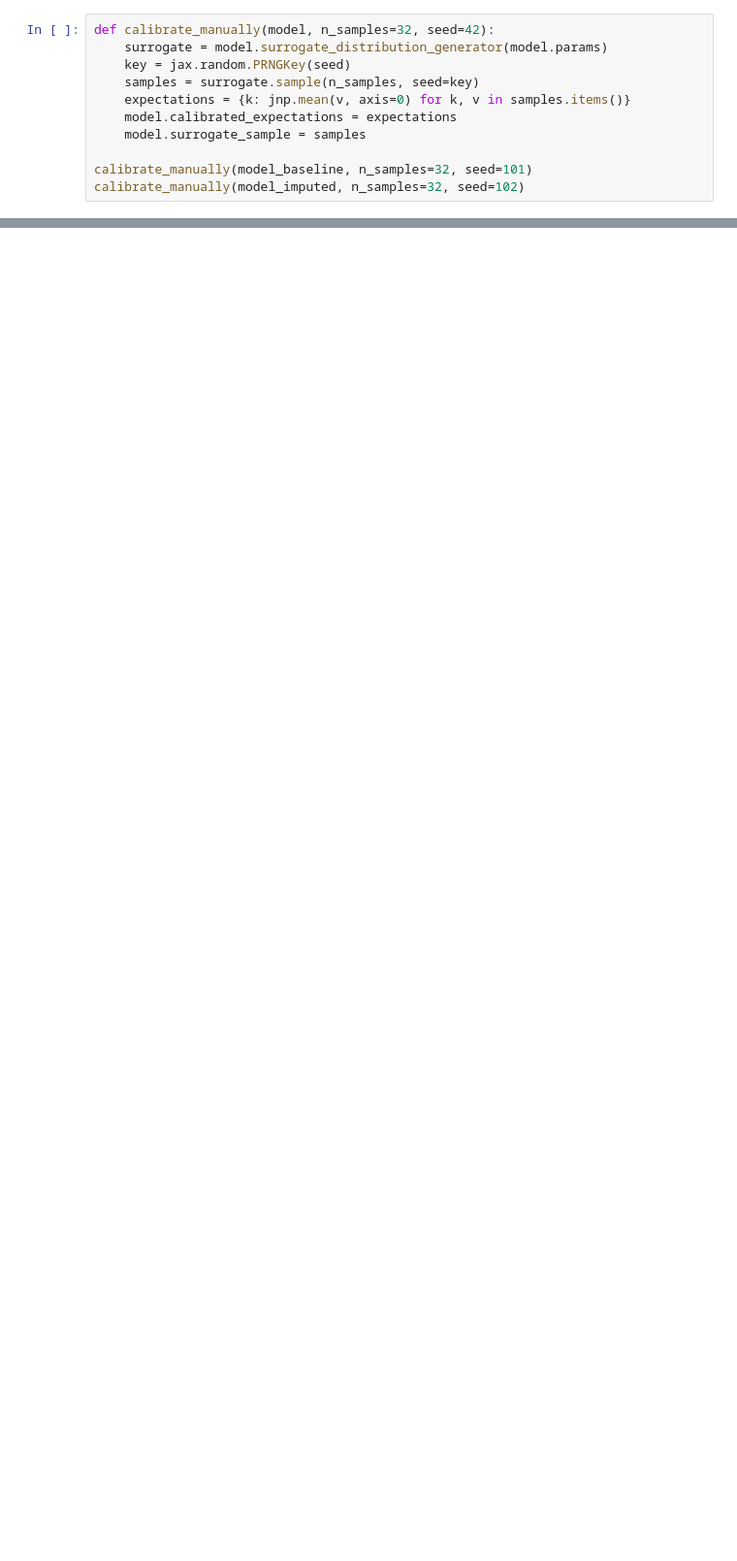
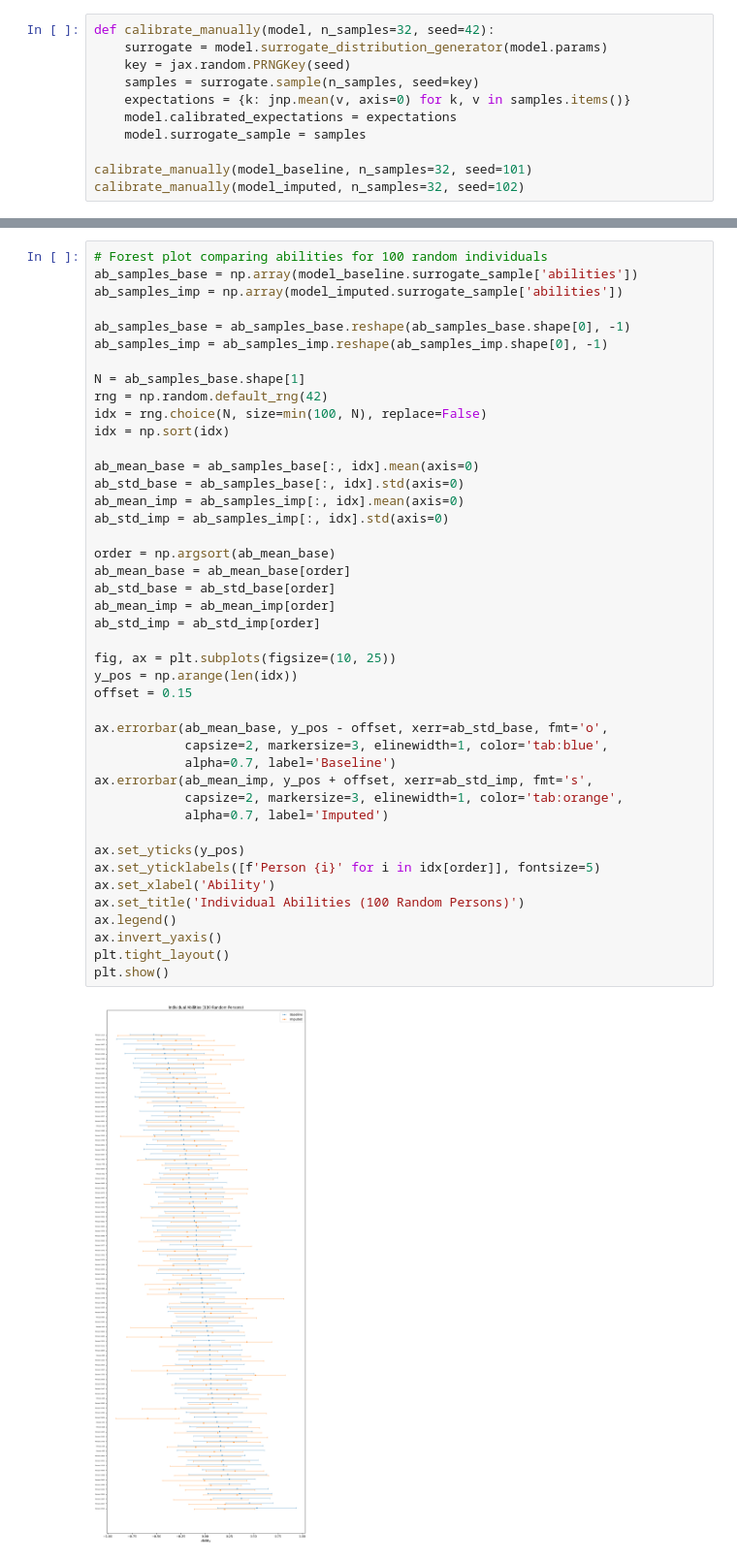
Before and after one commit to mederrata/bayesianquilts, a Jupyter notebook: notebooks/irt/tma/grm_single_scale.ipynb, the cells around one changed output, grey strips where cells are left out. Shown at 97% size. Cells and saved outputs as stored; diff of their text form; blank space fills up the shorter version.

```diff
--- a/notebooks/irt/tma/grm_single_scale.ipynb
+++ b/notebooks/irt/tma/grm_single_scale.ipynb
@@ -208,3 +377,48 @@ plt.show()
+# %%
+# Forest plot comparing abilities for 100 random individuals
+ab_samples_base = np.array(model_baseline.surrogate_sample['abilities'])
+ab_samples_imp = np.array(model_imputed.surrogate_sample['abilities'])
+
+ab_samples_base = ab_samples_base.reshape(ab_samples_base.shape[0], -1)
+ab_samples_imp = ab_samples_imp.reshape(ab_samples_imp.shape[0], -1)
+
+N = ab_samples_base.shape[1]
+rng = np.random.default_rng(42)
+idx = rng.choice(N, size=min(100, N), replace=False)
+idx = np.sort(idx)
+
+ab_mean_base = ab_samples_base[:, idx].mean(axis=0)
+ab_std_base = ab_samples_base[:, idx].std(axis=0)
+ab_mean_imp = ab_samples_imp[:, idx].mean(axis=0)
+ab_std_imp = ab_samples_imp[:, idx].std(axis=0)
+
+order = np.argsort(ab_mean_base)
+ab_mean_base = ab_mean_base[order]
+ab_std_base = ab_std_base[order]
+ab_mean_imp = ab_mean_imp[order]
+ab_std_imp = ab_std_imp[order]
+
+fig, ax = plt.subplots(figsize=(10, 25))
+y_pos = np.arange(len(idx))
+offset = 0.15
+
+ax.errorbar(ab_mean_base, y_pos - offset, xerr=ab_std_base, fmt='o',
+            capsize=2, markersize=3, elinewidth=1, color='tab:blue',
+            alpha=0.7, label='Baseline')
+ax.errorbar(ab_mean_imp, y_pos + offset, xerr=ab_std_imp, fmt='s',
+            capsize=2, markersize=3, elinewidth=1, color='tab:orange',
+            alpha=0.7, label='Imputed')
+
+ax.set_yticks(y_pos)
+ax.set_yticklabels([f'Person {i}' for i in idx[order]], fontsize=5)
+ax.set_xlabel('Ability')
+ax.set_title('Individual Abilities (100 Random Persons)')
+ax.legend()
+ax.invert_yaxis()
+plt.tight_layout()
+plt.show()
+# %% [output]
+[figure, added]
 # %% [markdown]
 ## Summary
 
```
Also changed, not shown: parts of 10 cells of this notebook, 7 other files.
